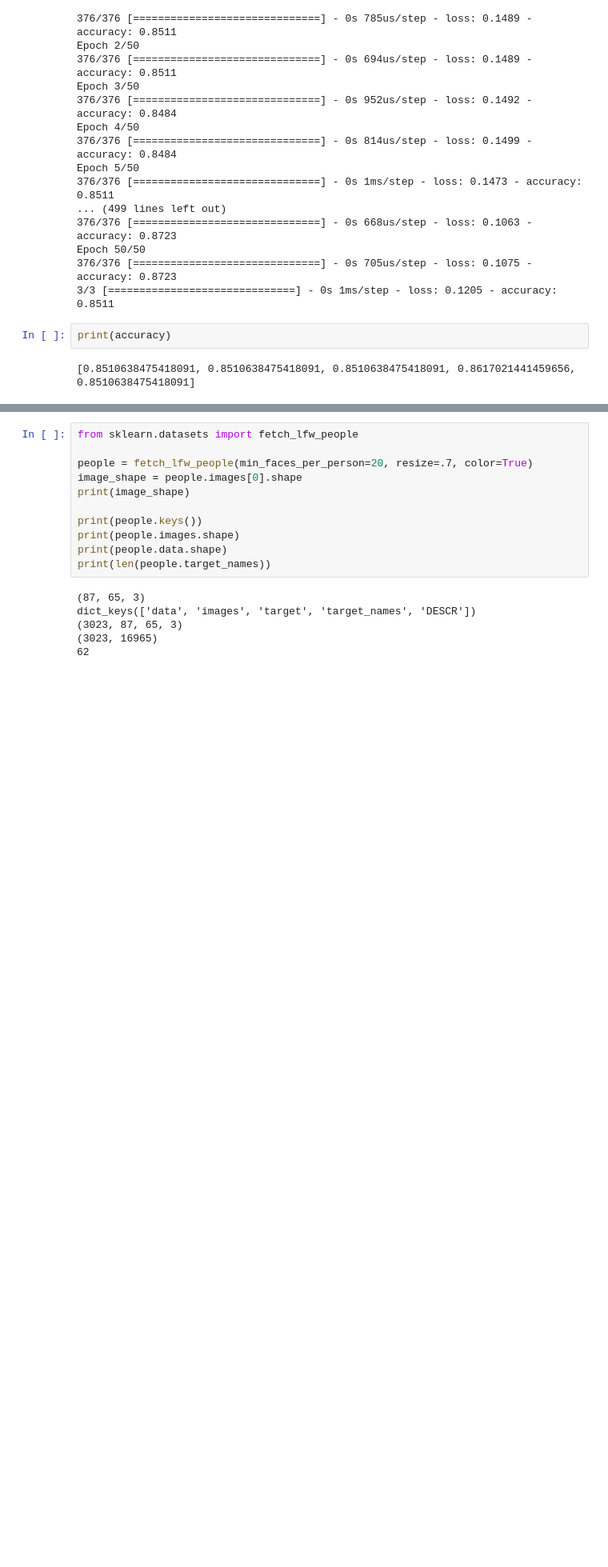
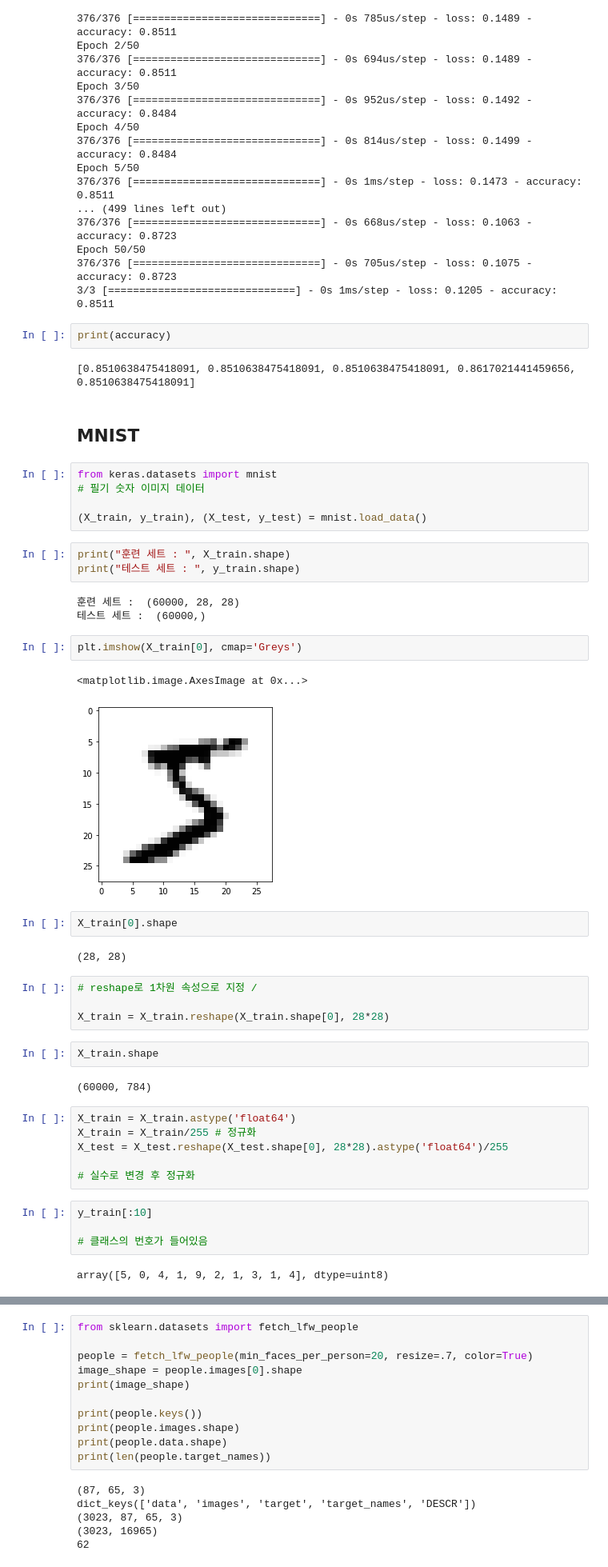
Before and after one commit to comet08/Machine_Learning, a Jupyter notebook: 13주차/DeepLearning.ipynb, the cells around one changed output, grey strips where cells are left out. Shown at 80% size. Drawn from its saved outputs; the diff is of its cells as text; blank space fills up the shorter version.

```diff
--- a/13주차/DeepLearning.ipynb
+++ b/13주차/DeepLearning.ipynb
@@ -465,3 +471,45 @@ Epoch 50/50
 print(accuracy)
 # %% [output]
 [0.8510638475418091, 0.8510638475418091, 0.8510638475418091, 0.8617021441459656, 0.8510638475418091]
+# %% [markdown]
+## MNIST
+# %%
+from keras.datasets import mnist
+# 필기 숫자 이미지 데이터
+
+(X_train, y_train), (X_test, y_test) = mnist.load_data()
+# %%
+print("훈련 세트 : ", X_train.shape)
+print("테스트 세트 : ", y_train.shape)
+# %% [output]
+훈련 세트 :  (60000, 28, 28)
+테스트 세트 :  (60000,)
+# %%
+plt.imshow(X_train[0], cmap='Greys')
+# %% [output]
+<matplotlib.image.AxesImage at 0x...>
+[figure, added]
+# %%
+X_train[0].shape
+# %% [output]
+(28, 28)
+# %%
+# reshape로 1차원 속성으로 지정 /
+
+X_train = X_train.reshape(X_train.shape[0], 28*28)
+# %%
+X_train.shape
+# %% [output]
+(60000, 784)
+# %%
+X_train = X_train.astype('float64')
+X_train = X_train/255 # 정규화
+X_test = X_test.reshape(X_test.shape[0], 28*28).astype('float64')/255
+
+# 실수로 변경 후 정규화
+# %%
+y_train[:10]
+
+# 클래스의 번호가 들어있음
+# %% [output]
+array([5, 0, 4, 1, 9, 2, 1, 3, 1, 4], dtype=uint8)
```
Also changed, not shown: parts of 24 cells of this notebook.
